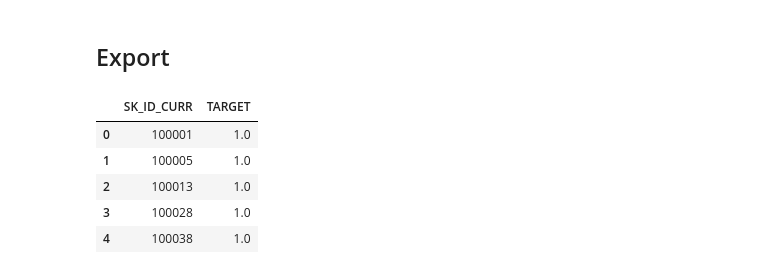
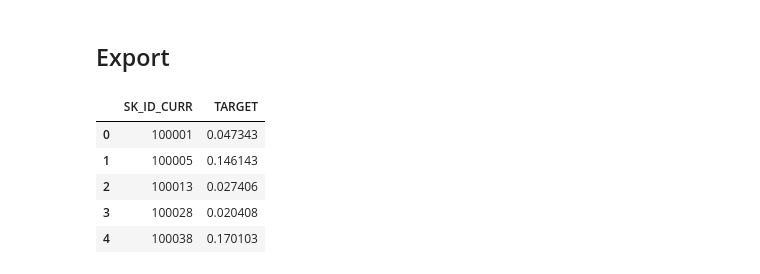
Before and after one commit to bkusuma/home-credit-default-risk, a Jupyter notebook: kaggle/working/02_Modelling.ipynb, the cells around one changed output. Drawn from its saved outputs; the diff is of its cells as text; code cells hidden in the pictures.

```diff
--- a/kaggle/working/02_Modelling.ipynb
+++ b/kaggle/working/02_Modelling.ipynb
@@ -203,7 +172,7 @@ weighted avg       0.89      0.67      0.74    246008  weighted avg       0.89
 # %% [markdown]
 ## Random Forests
 # %%
-rf = RandomForestClassifier(random_state=42).fit(X_train, y_train)
+rf = RandomForestClassifier(random_state=42, n_jobs=-1).fit(X_train, y_train)
 
 rf_results = eval_classification(rf, X_train, y_train, X_test, y_test,
                                   model_name="Random Forest", results_frame=dt_cv_results)
@@ -397,0 +322,14 @@ KeyboardInterrupt:
+# %%
+# utilizing test data results to pick classifiers, selecting by ROC AUC score, then recall, then f1 score
+
+estimators = [('hgb', hgb), # #1: ROC AUC, f1 #2: recall
+              ('xgb', xgb), # #2: ROC AUC
+              ('rf_cv', rf), # #3: ROC AUC, #2 f1
+              ('gnb', gnb), # #1: recall
+              ('logreg_cv', logreg_cv), # #3: recall, #4: f1 (untuned was #3 but picking this instead)
+              ('svc', LinearSVC(random_state=42, class_weight="balanced"))] # adding for variety
+
+stacked_clf = StackingClassifier(estimators=estimators, n_jobs=-1).fit(X_train, y_train)
+
+stacked_clf_results = eval_classification(stacked_clf, X_train, y_train, X_test, y_test,
+                                          model_name="Stacked Classifier", results_frame=bnb_results)
@@ -409,9 +363,8 @@ stacked_clf_results.style.background_gradient()
 # %% [markdown]
 # Calibration
 # %%
-stacked_clf.fit(X_train, y_train)
-calibrated_clf = CalibratedClassifierCV(FrozenEstimator(stacked_clf), method="isotonic", cv=10)
-calibrated_clf.fit(X_test, y_test)
+calibrated_clf = CalibratedClassifierCV(FrozenEstimator(stacked_clf),
+                                        method="isotonic", cv=10, n_jobs=-1).fit(X_test, y_test)
 
 calibrated_clf_results = eval_classification(calibrated_clf, X_train, y_train, X_test, y_test,
                                   model_name="Calibrated Classifier", results_frame=stacked_clf_results)
@@ -474,5 +450,20 @@ output = pd.DataFrame({"SK_ID_CURR": ids,
 # %% [markdown]
 ## Output
+# %%
+# pop off index ids
+ids = application_test.pop("SK_ID_CURR")
+
+# transform data
+application_test = preprocessor.transform(application_test)
+
+# drop columns with collinear relationships (Pearson's correlation coefficients > 0.8)
+application_test.drop(columns=non_co_cols, inplace=True)
+
+# make predictions
+preds = calibrated_clf.predict_proba(application_test)[:,1]
+
+output = pd.DataFrame({"SK_ID_CURR": ids,
+                       "TARGET": preds})
 # %%
 output
 # %% [output]
@@ -494,13 +485,13 @@ output
 # %%
 sample_submission_file = "sample_submission.csv"
 sample_submission_df = pd.read_csv(input_path + sample_submission_file)
 sample_submission_df["TARGET"] = preds
-sample_submission_df.to_csv("02_bad_gnb.csv", index=False)
+sample_submission_df.to_csv("02_post_non_co.csv", index=False)
 sample_submission_df.head()
 # %% [output]
 |  | SK_ID_CURR | TARGET |
-| 0 | 100001 | 1.0 |
-| 1 | 100005 | 1.0 |
-| 2 | 100013 | 1.0 |
-| 3 | 100028 | 1.0 |
-| 4 | 100038 | 1.0 |
+| 0 | 100001 | 0.047343 |
+| 1 | 100005 | 0.146143 |
+| 2 | 100013 | 0.027406 |
+| 3 | 100028 | 0.020408 |
+| 4 | 100038 | 0.170103 |
```
Also changed, not shown: parts of 52 cells of this notebook, 4 other files.
